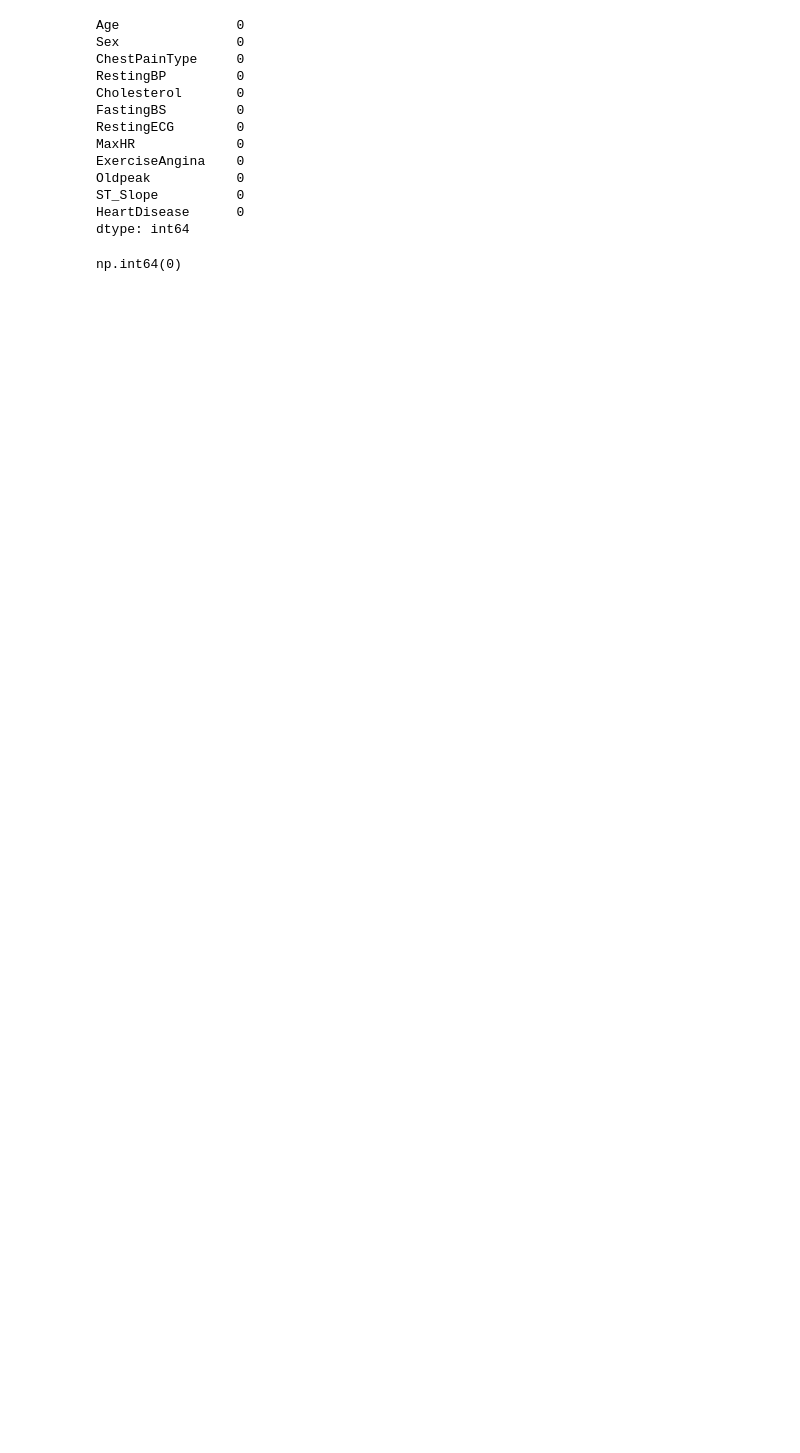
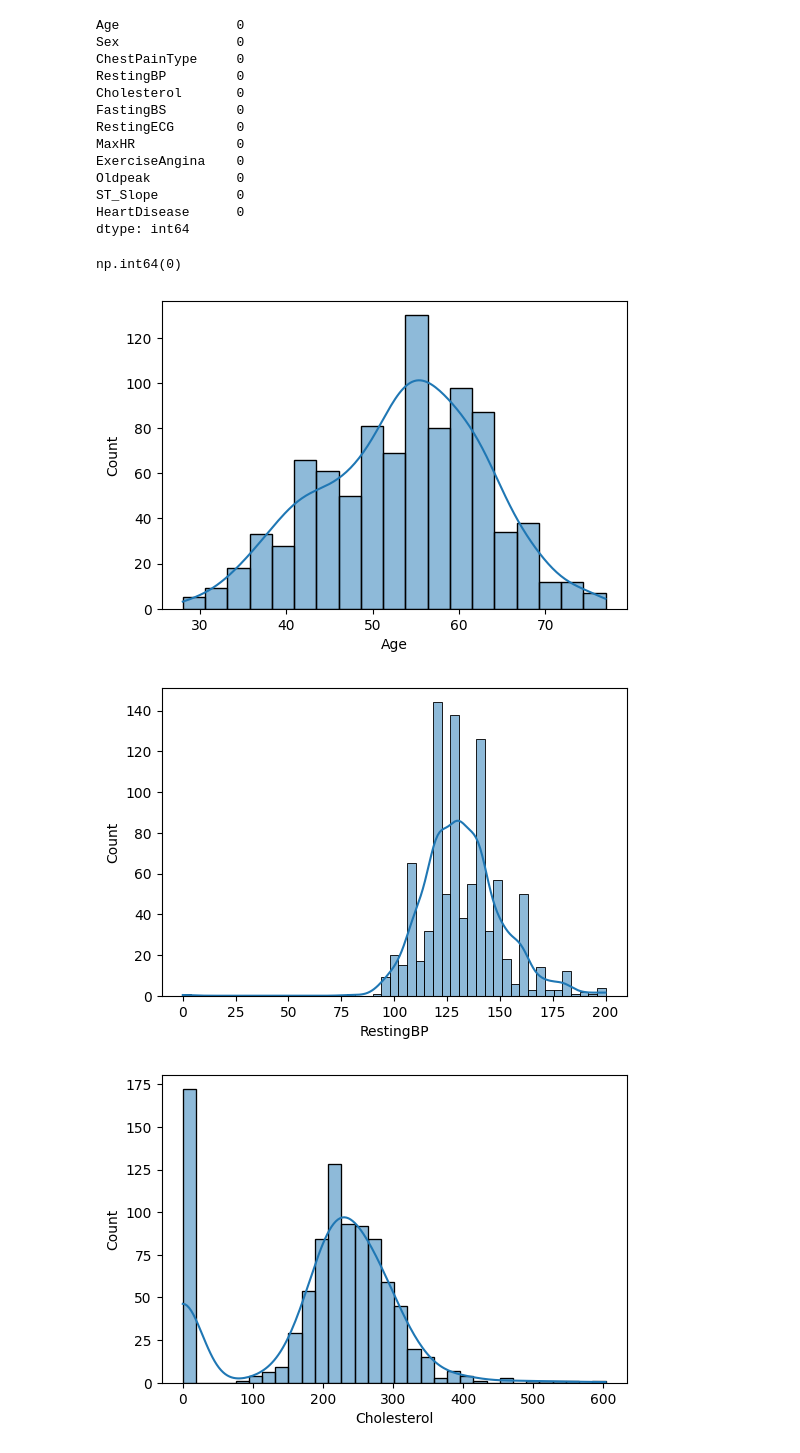
Before and after one commit to firdous10alam/Machine-Learning-Notebook, a Jupyter notebook: NoteBook/Heart.ipynb, the cells around one changed output. Drawn from its saved outputs; the diff is of its cells as text; code cells hidden in the pictures; blank space fills up the shorter version.

```diff
--- a/NoteBook/Heart.ipynb
+++ b/NoteBook/Heart.ipynb
@@ -82,3 +76,14 @@ dtype: int64
 df.duplicated().sum()
 # %% [output]
 np.int64(0)
+# %%
+columns = ['Age', 'RestingBP', 'Cholesterol', 'FastingBS', 'MaxHR', 'Oldpeak',
+       'HeartDisease']
+# %%
+for col in columns:
+    plt.figure(figsize=(6,4))
+    sns.histplot(df[col], kde=True)
+# %% [output]
+[figure, added]
+[figure, added]
+[figure, added]
```
Also changed, not shown: parts of 29 cells of this notebook, 1 other file.
